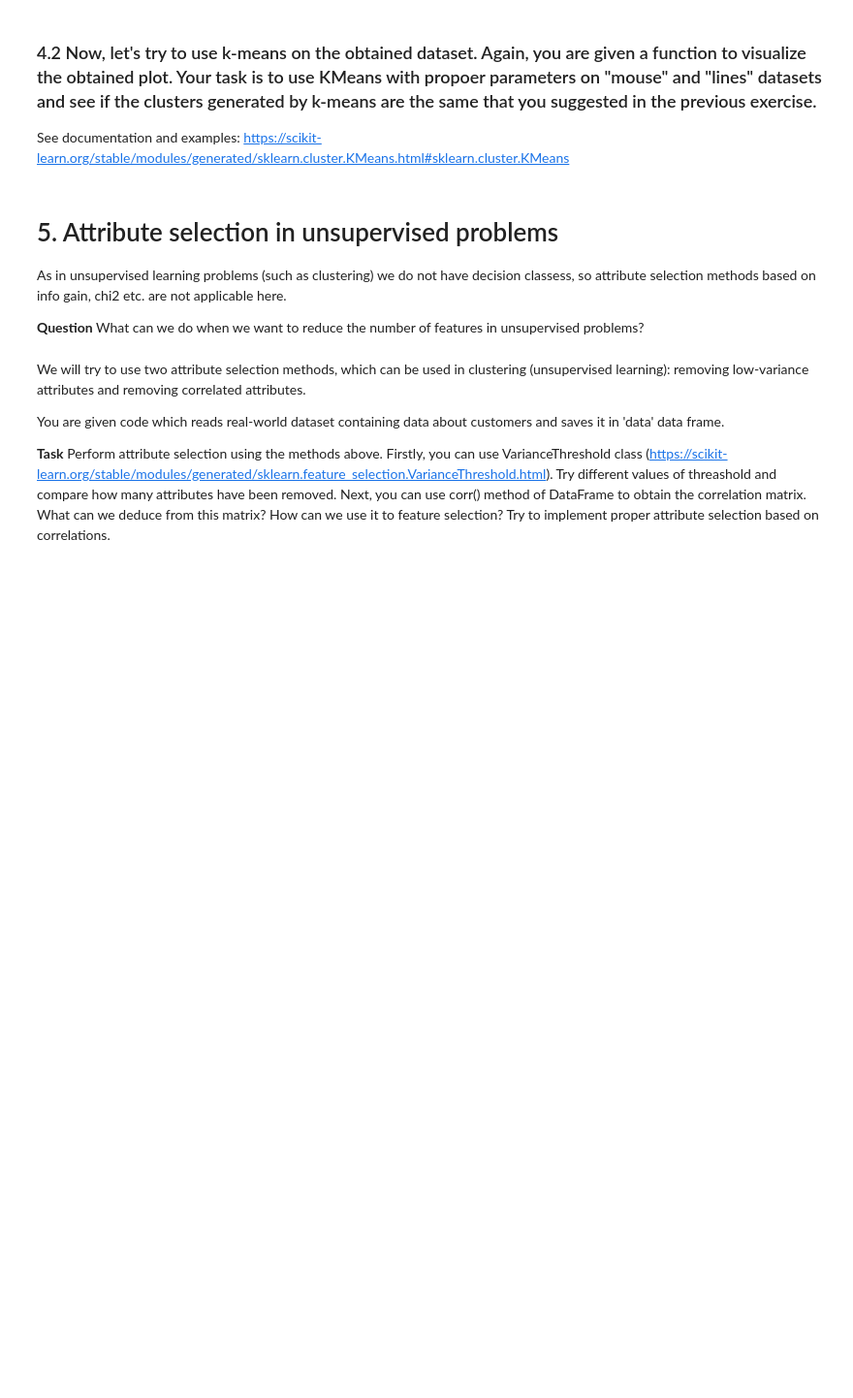
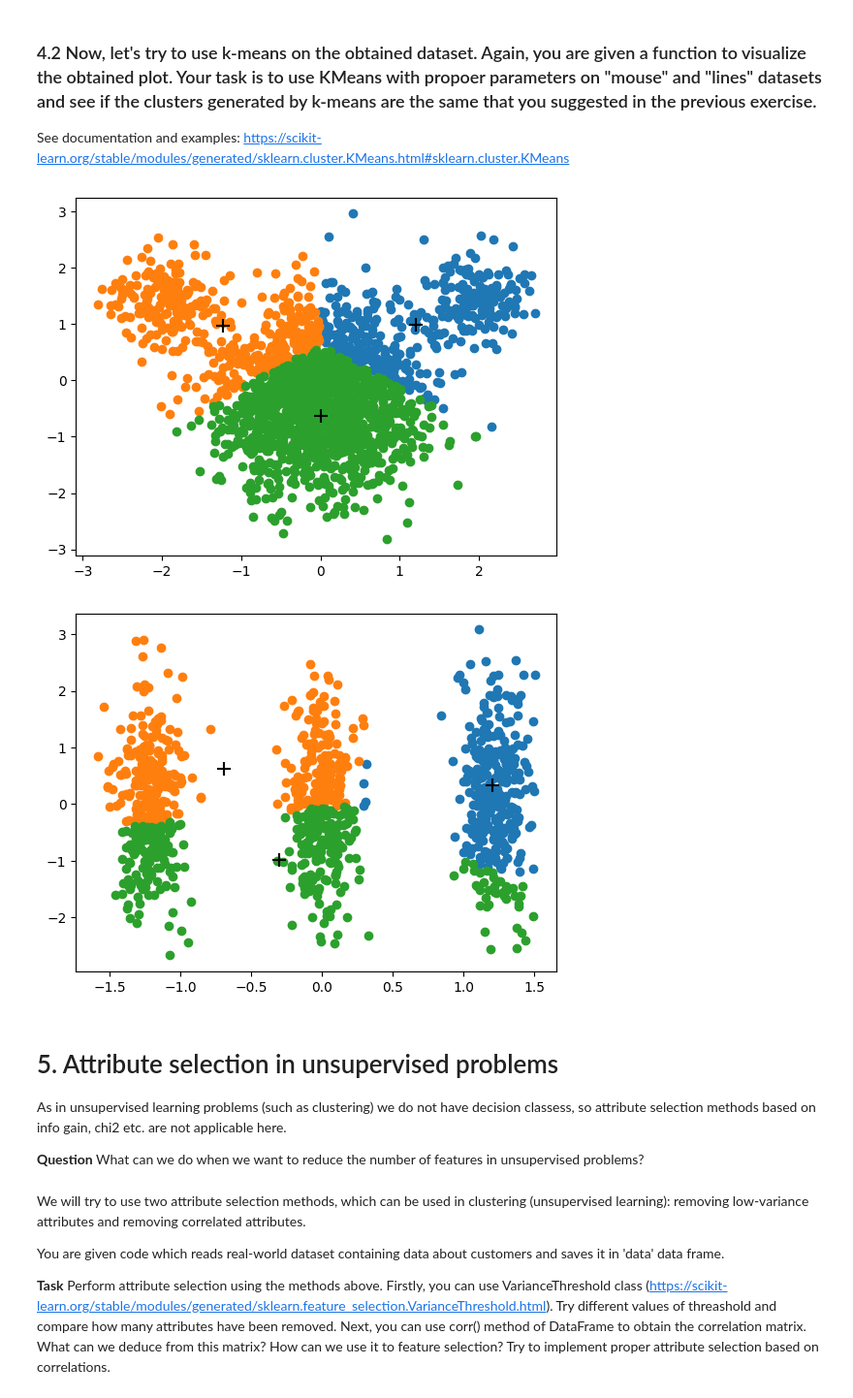
Before and after one commit to Michaszek224/wprowadzeniedosiecineuronowych, a Jupyter notebook: ml5/k-means_exercises.ipynb, the cells around one changed output. Shown at 97% size. Saved outputs shown, nothing was run; the diff lists cells and outputs as text; code cells hidden in the pictures; blank space fills up the shorter version.

```diff
--- a/ml5/k-means_exercises.ipynb
+++ b/ml5/k-means_exercises.ipynb
@@ -144,7 +206,26 @@ def visualize_clusters(clusters, centroids):
     plt.show()
 # %%
 from sklearn.cluster import KMeans
+
 # TODO use KMeans to cluster mouse and lines. Visualize and analyze the obtained clusters.
+mouse_model = KMeans(n_clusters=3)
+mouse_model.fit(mouse)
+
+visualize_clusters(
+    [mouse[mouse_model.labels_ == i] for i in range(mouse_model.n_clusters)],
+    mouse_model.cluster_centers_,
+)
+
+lines_model = KMeans(n_clusters=3)
+lines_model.fit(lines)
+
+visualize_clusters(
+    [lines[lines_model.labels_ == i] for i in range(lines_model.n_clusters)],
+    lines_model.cluster_centers_,
+)
+# %% [output]
+[figure, added]
+[figure, added]
 # %% [markdown]
 # 5. Attribute selection in unsupervised problems
 
```
Also changed, not shown: parts of 22 cells of this notebook, 2 other files.
